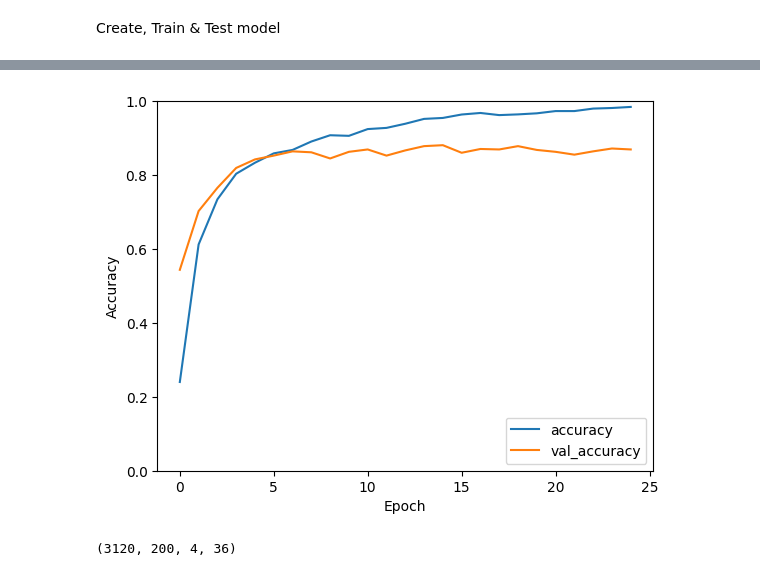
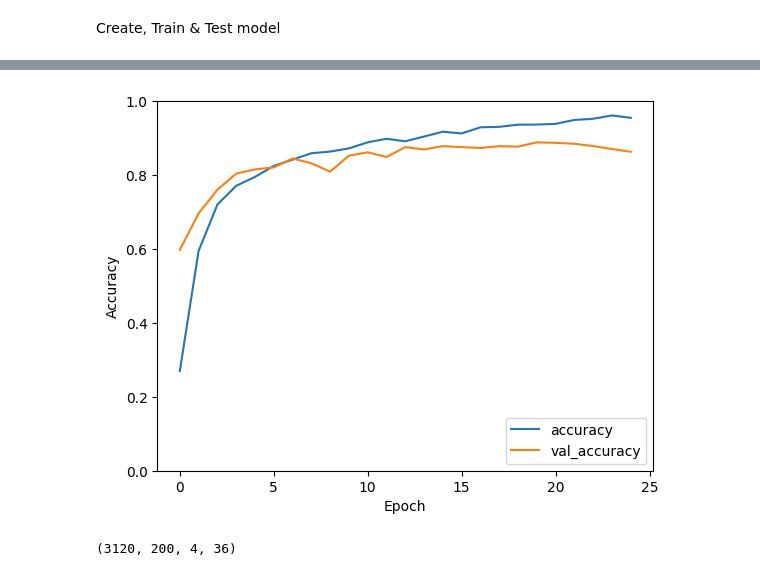
Before and after one commit to SaucyB03/CAPTCHA_ML_Final, a Jupyter notebook: captcha.ipynb, the cells around one changed output, grey strips where cells are left out. Cells and saved outputs as stored; diff of their text form; code cells hidden in the pictures.

```diff
--- a/captcha.ipynb
+++ b/captcha.ipynb
@@ -204,7 +204,7 @@ def slice(images):
     IMG_THRESHHOLD = 170
 
     #grayscale versions of images
-    new_img = np.zeros((len(images) * 5, 50, 25, 1))
+    new_img = np.zeros((len(images) * 5, 52, 27, 1))
     #list of names of each image
     names = []
 
@@ -226,9 +226,9 @@ def slice(images):
             for h in range(images.shape[1]):
                 for w in range(imagew[a][0], imagew[a][1]):
                     if images[img][h][w][0] < IMG_THRESHHOLD/255:
-                        new_img[img_num][h][w - imagew[a][0]][0] = 0
+                        new_img[img_num][h + 1][w - imagew[a][0] + 1][0] = 0
                     else:
-                        new_img[img_num][h][w - imagew[a][0]][0] = 1
+                        new_img[img_num][h + 1][w - imagew[a][0] + 1][0] = 1
 
             img_num += 1
 
@@ -276,7 +276,7 @@ print(names)
 
 # Create Model Structure
 model = models.Sequential()
-model.add(layers.Conv2D(15, (5, 5), (2, 2), activation='relu', input_shape=(50, 25, 1)))
+model.add(layers.Conv2D(15, (5, 5), (2, 2), activation='relu', input_shape=(52, 27, 1)))
 model.add(layers.Dropout(0.2))
 model.add(layers.Conv2D(30, (3, 3), (1, 2), activation='relu'))
 model.add(layers.MaxPooling2D((2, 2)))
@@ -327,4 +327,4 @@ Epoch 25/25
-[figure, old version]
+[figure, new version]
 # %%
 print(y_train.shape)
 # %% [output]
```
Also changed, not shown: parts of 1 cell of this notebook.
